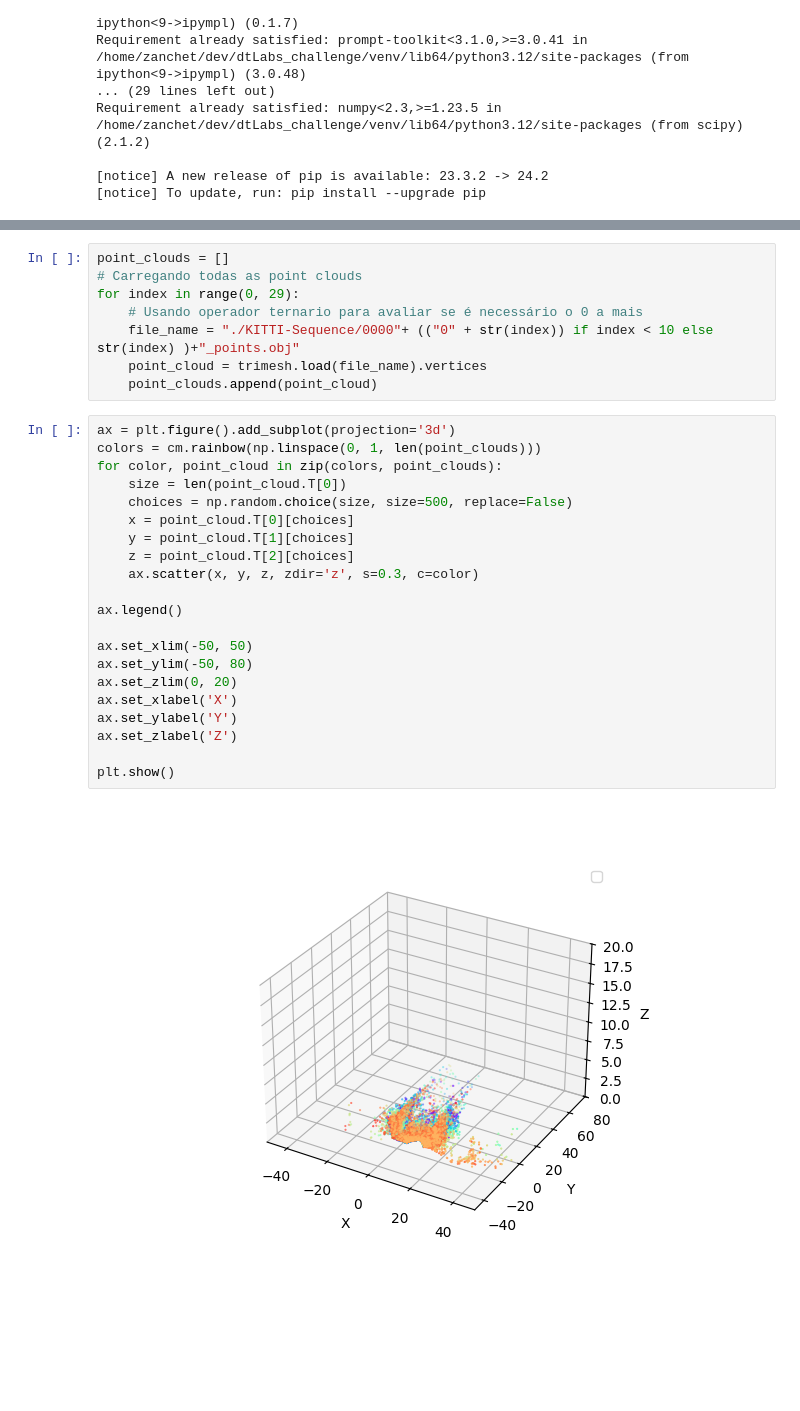
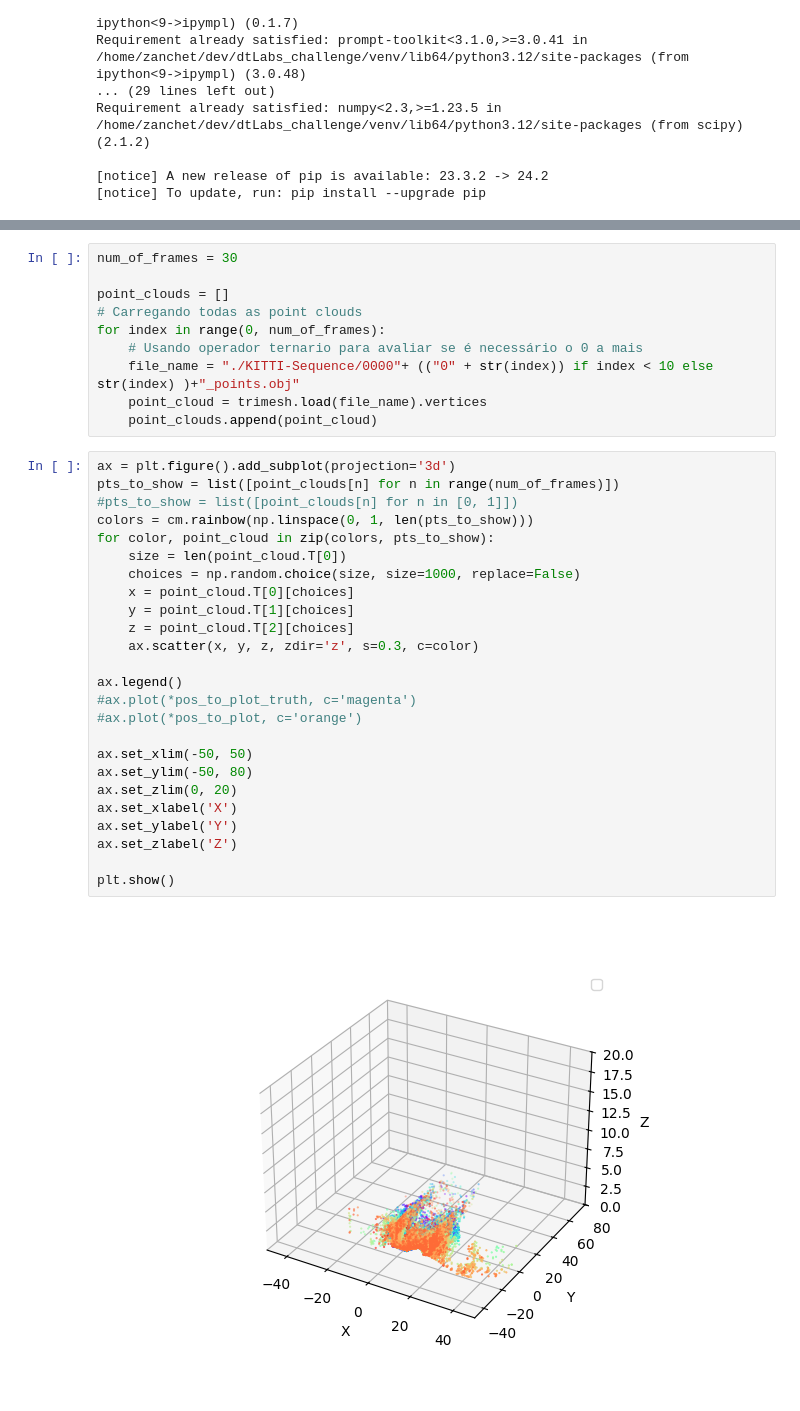
Before and after one commit to Zanchet2020/ICP_python, a Jupyter notebook: Questao_1/Q1.ipynb, the cells around one changed output, grey strips where cells are left out. Cells and saved outputs as stored; diff of their text form; blank space fills up the shorter version.

```diff
--- a/Questao_1/Q1.ipynb
+++ b/Questao_1/Q1.ipynb
@@ -30,32 +33,38 @@ import matplotlib.cm as cm
 # %%
+num_of_frames = 30
+
 point_clouds = []
 # Carregando todas as point clouds
-for index in range(0, 29):
+for index in range(0, num_of_frames):
     # Usando operador ternario para avaliar se é necessário o 0 a mais
     file_name = "./KITTI-Sequence/0000"+ (("0" + str(index)) if index < 10 else str(index) )+"_points.obj"
     point_cloud = trimesh.load(file_name).vertices
     point_clouds.append(point_cloud)
 # %%
 ax = plt.figure().add_subplot(projection='3d')
-colors = cm.rainbow(np.linspace(0, 1, len(point_clouds)))
-for color, point_cloud in zip(colors, point_clouds):
+pts_to_show = list([point_clouds[n] for n in range(num_of_frames)])
+#pts_to_show = list([point_clouds[n] for n in [0, 1]])
+colors = cm.rainbow(np.linspace(0, 1, len(pts_to_show)))
+for color, point_cloud in zip(colors, pts_to_show):
     size = len(point_cloud.T[0])
-    choices = np.random.choice(size, size=500, replace=False)
+    choices = np.random.choice(size, size=1000, replace=False)
     x = point_cloud.T[0][choices]
     y = point_cloud.T[1][choices]
     z = point_cloud.T[2][choices]
     ax.scatter(x, y, z, zdir='z', s=0.3, c=color)
 
 ax.legend()
+#ax.plot(*pos_to_plot_truth, c='magenta')
+#ax.plot(*pos_to_plot, c='orange')
 
 ax.set_xlim(-50, 50)
 ax.set_ylim(-50, 80)
 ax.set_zlim(0, 20)
 ax.set_xlabel('X')
 ax.set_ylabel('Y')
 ax.set_zlabel('Z')
 
 plt.show()
 # %% [output]
-[figure, old version]
+[figure, new version]
 # %%
```
Also changed, not shown: parts of 11 cells of this notebook.
